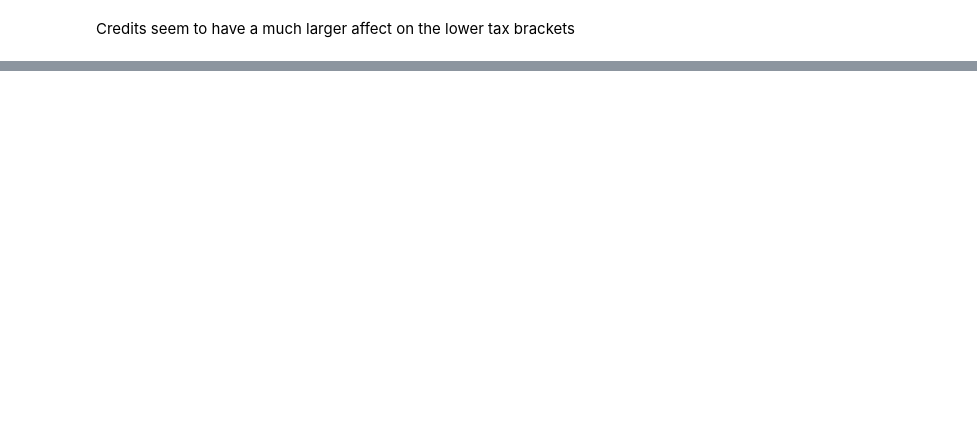
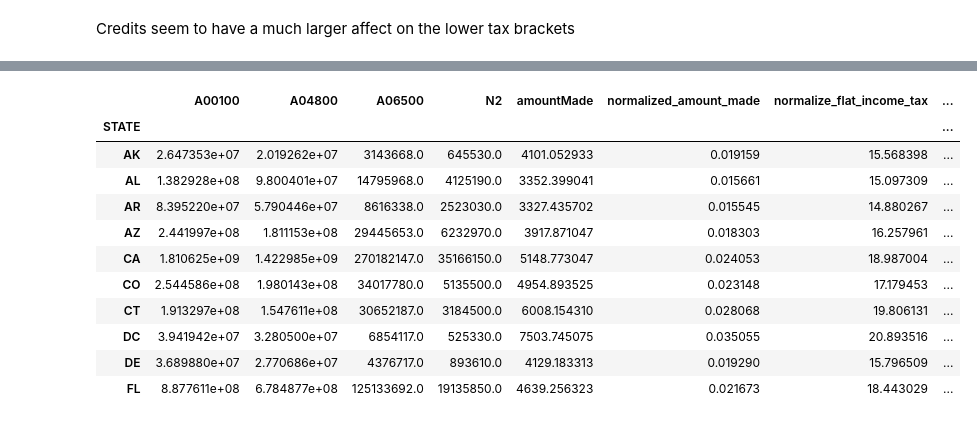
Before and after one commit to SellersEvan/flat-tax-implementation, a Jupyter notebook: Luke's work.ipynb, the cells around one changed output, grey strips where cells are left out. Saved outputs shown, nothing was run; the diff lists cells and outputs as text; code cells hidden in the pictures; blank space fills up the shorter version.

```diff
--- a/Luke's work.ipynb
+++ b/Luke's work.ipynb
@@ -143,0 +190,4 @@ Credits seem to have a much larger affect on the lower tax brackets
+# %%
+gp2 = df.groupby(['STATE'])[['A00100','A04800','A06500','N2']].sum()
+gp2['amountMade'] = gp2.A00100/gp2.N2 * 100
+gp2.head(10)
@@ -143,0 +217,18 @@ Credits seem to have a much larger affect on the lower tax brackets
+# %%
+gp2['normalized_amount_made'] = gp2.amountMade / gp2.amountMade.sum()
+gp2['flat_income_tax'] = gp2.A06500/gp2.A04800 * 100
+gp2['normalized_flat_income_tax'] = gp2['flat_income_tax'] / gp2['flat_income_tax'].sum()
+gp2.head(10)
+# %% [output]
+|  | A00100 | A04800 | A06500 | N2 | amountMade | normalized_amount_made | normalize_flat_income_tax | ... |
+| STATE |  |  |  |  |  |  |  | ... |
+| AK | 2.647353e+07 | 2.019262e+07 | 3143668.0 | 645530.0 | 4101.052933 | 0.019159 | 15.568398 | ... |
+| AL | 1.382928e+08 | 9.800401e+07 | 14795968.0 | 4125190.0 | 3352.399041 | 0.015661 | 15.097309 | ... |
+| AR | 8.395220e+07 | 5.790446e+07 | 8616338.0 | 2523030.0 | 3327.435702 | 0.015545 | 14.880267 | ... |
+| AZ | 2.441997e+08 | 1.811153e+08 | 29445653.0 | 6232970.0 | 3917.871047 | 0.018303 | 16.257961 | ... |
+| CA | 1.810625e+09 | 1.422985e+09 | 270182147.0 | 35166150.0 | 5148.773047 | 0.024053 | 18.987004 | ... |
+| CO | 2.544586e+08 | 1.980143e+08 | 34017780.0 | 5135500.0 | 4954.893525 | 0.023148 | 17.179453 | ... |
+| CT | 1.913297e+08 | 1.547611e+08 | 30652187.0 | 3184500.0 | 6008.154310 | 0.028068 | 19.806131 | ... |
+| DC | 3.941942e+07 | 3.280500e+07 | 6854117.0 | 525330.0 | 7503.745075 | 0.035055 | 20.893516 | ... |
+| DE | 3.689880e+07 | 2.770686e+07 | 4376717.0 | 893610.0 | 4129.183313 | 0.019290 | 15.796509 | ... |
+| FL | 8.877611e+08 | 6.784877e+08 | 125133692.0 | 19135850.0 | 4639.256323 | 0.021673 | 18.443029 | ... |
```
Also changed, not shown: parts of 27 cells of this notebook, 7 other files.
